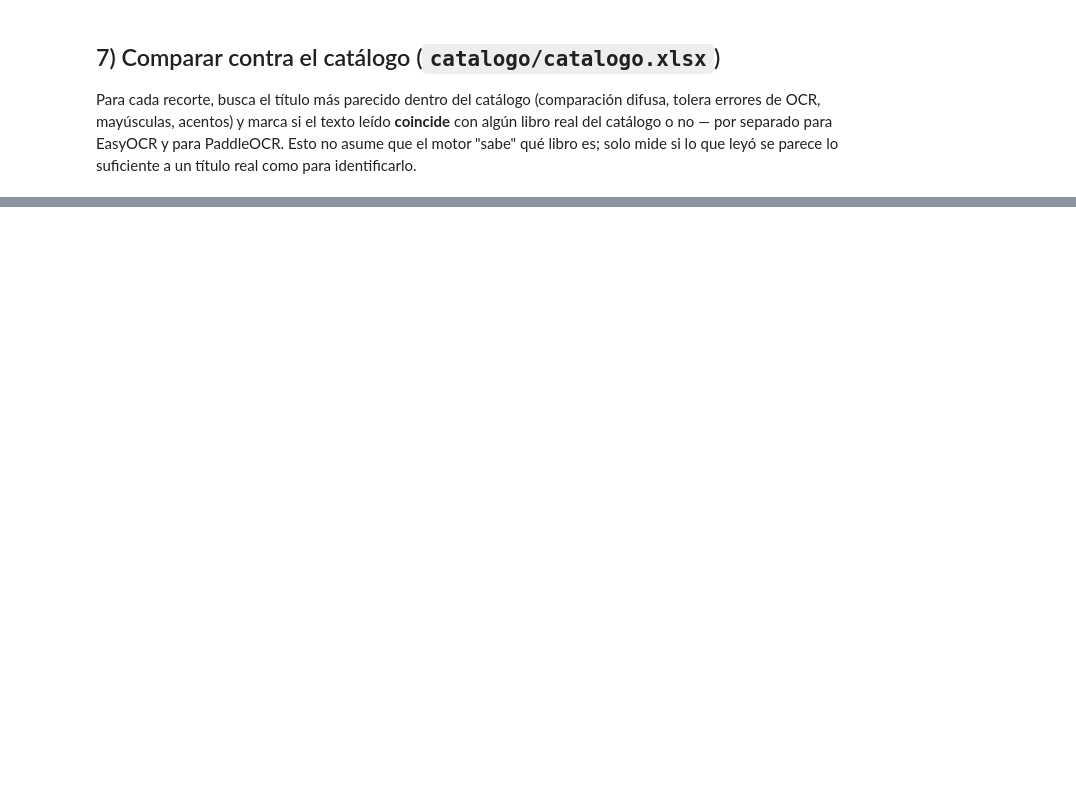
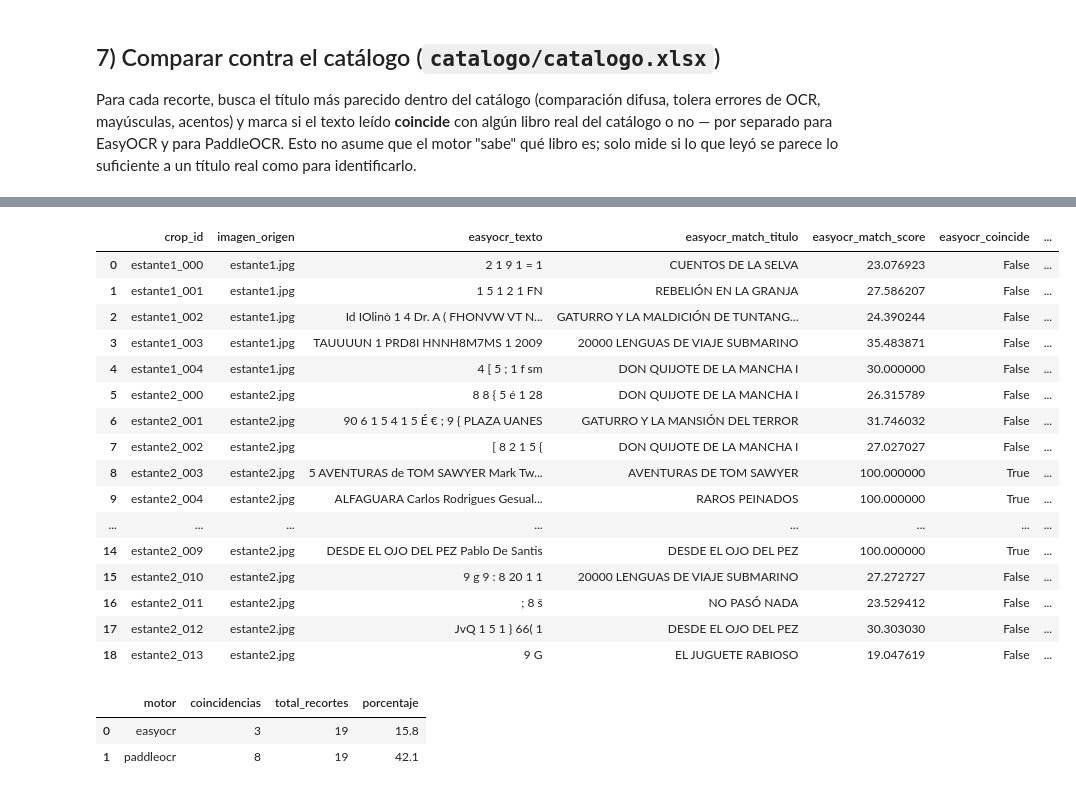
Before and after one commit to marcehluna/DVxC-VcCII-TP-evaluacion, a Jupyter notebook: notebooks/OCR.ipynb, the cells around one changed output, grey strips where cells are left out. Saved outputs shown, nothing was run; the diff lists cells and outputs as text; code cells hidden in the pictures; blank space fills up the shorter version.

Commit message:
OCR.ipynb revisado
* Se revisa el notebook de OCR.
* Se modifica función "mejor_match_catalogo" para corregir lectura de títulos

```diff
--- a/notebooks/OCR.ipynb
+++ b/notebooks/OCR.ipynb
@@ -248,5 +252,33 @@ Model files already exist. Using cached files. To redownload, please delete the
 # %% [markdown]
 ## 6) Comparar EasyOCR vs PaddleOCR, recorte por recorte
+# %%
+def leer_paddleocr(img_bgr):
+    # Use .ocr() instead of .predict().
+    # cls=False because you are already handling rotation manually in leer_mejor_rotacion
+    resultado = paddleocr_reader.ocr(img_bgr, cls=False)
+
+    # Check if the result is empty or None
+    if not resultado or not resultado[0]:
+        return "", 0.0
+
+    textos = []
+    confianzas = []
+
+    # Loop through all detected lines in the image
+    for linea in resultado[0]:
+        # Structure: [[box_coords], ('Text', confidence)]
+        caja, (texto, conf) = linea
+        textos.append(texto)
+        confianzas.append(conf)
+
+    if not textos:
+        return "", 0.0
+
+    # Join multiple lines of text if found, and average their confidence
+    texto_final = " ".join(textos)
+    conf_final = sum(confianzas) / len(confianzas)
+
+    return texto_final, conf_final
 # %%
 filas = []
 for _, row in crops_df.iterrows():
@@ -300,37 +377,58 @@ catalogo_df.head()
 # %%
 def mejor_match_catalogo(texto_leido, catalogo_df):
-    texto_leido = str(texto_leido).strip()
+    texto_leido = str(texto_leido).strip().upper()
+
     if catalogo_df.empty or not texto_leido:
         return None, None, 0
-    titulos = catalogo_df["titulo"].astype(str).tolist()
-    match, score, idx = process.extractOne(texto_leido, titulos, scorer=fuzz.token_sort_ratio)
+
+    titulos = catalogo_df["titulo"].astype(str).str.upper().tolist()
+    #match, score, idx = process.extractOne(texto_leido, titulos, scorer=fuzz.token_sort_ratio)
+    match, score, idx = process.extractOne(texto_leido, titulos, scorer=fuzz.token_set_ratio)
     autor = catalogo_df.iloc[idx]["autor"] if "autor" in catalogo_df.columns else None
     return match, autor, score
 
 
 filas_catalogo = []
 for _, row in comparativa_df.iterrows():
     titulo_easy, autor_easy, score_easy = mejor_match_catalogo(row["easyocr_texto"], catalogo_df)
     titulo_paddle, autor_paddle, score_paddle = mejor_match_catalogo(row["paddleocr_texto"], catalogo_df)
 
     filas_catalogo.append({
         "crop_id": row["crop_id"],
         "imagen_origen": row["imagen_origen"],
 
         "easyocr_texto": row["easyocr_texto"],
         "easyocr_match_titulo": titulo_easy,
         "easyocr_match_score": score_easy,
         "easyocr_coincide": score_easy >= UMBRAL_COINCIDENCIA,
 
         "paddleocr_texto": row["paddleocr_texto"],
         "paddleocr_match_titulo": titulo_paddle,
         "paddleocr_match_score": score_paddle,
         "paddleocr_coincide": score_paddle >= UMBRAL_COINCIDENCIA,
     })
 
 catalogo_match_df = pd.DataFrame(filas_catalogo)
 catalogo_match_df.to_csv(OUT_DIR / "comparativa_catalogo.csv", index=False)
 catalogo_match_df
+# %% [output]
+|  | crop_id | imagen_origen | easyocr_texto | easyocr_match_titulo | easyocr_match_score | easyocr_coincide | ... |
+| 0 | estante1_000 | estante1.jpg | 2 1 9 1 = 1 | CUENTOS DE LA SELVA | 23.076923 | False | ... |
+| 1 | estante1_001 | estante1.jpg | 1 5 1 2 1 FN | REBELIÓN EN LA GRANJA | 27.586207 | False | ... |
+| 2 | estante1_002 | estante1.jpg | Id IOlinò 1 4 Dr. A ( FHONVW VT N... | GATURRO Y LA MALDICIÓN DE TUNTANG... | 24.390244 | False | ... |
+| 3 | estante1_003 | estante1.jpg | TAUUUUN 1 PRD8I HNNH8M7MS 1 2009 | 20000 LENGUAS DE VIAJE SUBMARINO | 35.483871 | False | ... |
+| 4 | estante1_004 | estante1.jpg | 4 [ 5 ; 1 f sm | DON QUIJOTE DE LA MANCHA I | 30.000000 | False | ... |
+| 5 | estante2_000 | estante2.jpg | 8 8 { 5 é 1 28 | DON QUIJOTE DE LA MANCHA I | 26.315789 | False | ... |
+| 6 | estante2_001 | estante2.jpg | 90 6 1 5 4 1 5 É € ; 9 { PLAZA UANES | GATURRO Y LA MANSIÓN DEL TERROR | 31.746032 | False | ... |
+| 7 | estante2_002 | estante2.jpg | [ 8 2 1 5 { | DON QUIJOTE DE LA MANCHA I | 27.027027 | False | ... |
+| 8 | estante2_003 | estante2.jpg | 5 AVENTURAS de TOM SAWYER Mark Tw... | AVENTURAS DE TOM SAWYER | 100.000000 | True | ... |
+| 9 | estante2_004 | estante2.jpg | ALFAGUARA Carlos Rodrigues Gesual... | RAROS PEINADOS | 100.000000 | True | ... |
+| ... | ... | ... | ... | ... | ... | ... | ... |
+| 14 | estante2_009 | estante2.jpg | DESDE EL OJO DEL PEZ Pablo De Santis | DESDE EL OJO DEL PEZ | 100.000000 | True | ... |
+| 15 | estante2_010 | estante2.jpg | 9 g 9 : 8 20 1 1 | 20000 LENGUAS DE VIAJE SUBMARINO | 27.272727 | False | ... |
+| 16 | estante2_011 | estante2.jpg | ; 8 š | NO PASÓ NADA | 23.529412 | False | ... |
+| 17 | estante2_012 | estante2.jpg | JvQ 1 5 1 } 66( 1 | DESDE EL OJO DEL PEZ | 30.303030 | False | ... |
+| 18 | estante2_013 | estante2.jpg | 9 G | EL JUGUETE RABIOSO | 19.047619 | False | ... |
 # %%
 # Resumen: cuántos recortes coincidieron con el catálogo, por motor
 resumen_catalogo = pd.DataFrame({
@@ -340,6 +438,10 @@ resumen_catalogo = pd.DataFrame({
 })
 resumen_catalogo["porcentaje"] = (resumen_catalogo["coincidencias"] / resumen_catalogo["total_recortes"] * 100).round(1)
 resumen_catalogo
+# %% [output]
+|  | motor | coincidencias | total_recortes | porcentaje |
+| 0 | easyocr | 3 | 19 | 15.8 |
+| 1 | paddleocr | 8 | 19 | 42.1 |
 # %%
 # Recortes donde un motor coincidió con el catálogo y el otro no — los casos más informativos para comparar
 desacuerdos = catalogo_match_df[catalogo_match_df["easyocr_coincide"] != catalogo_match_df["paddleocr_coincide"]]
```
Also changed, not shown: parts of 12 cells of this notebook, 19 other files.
